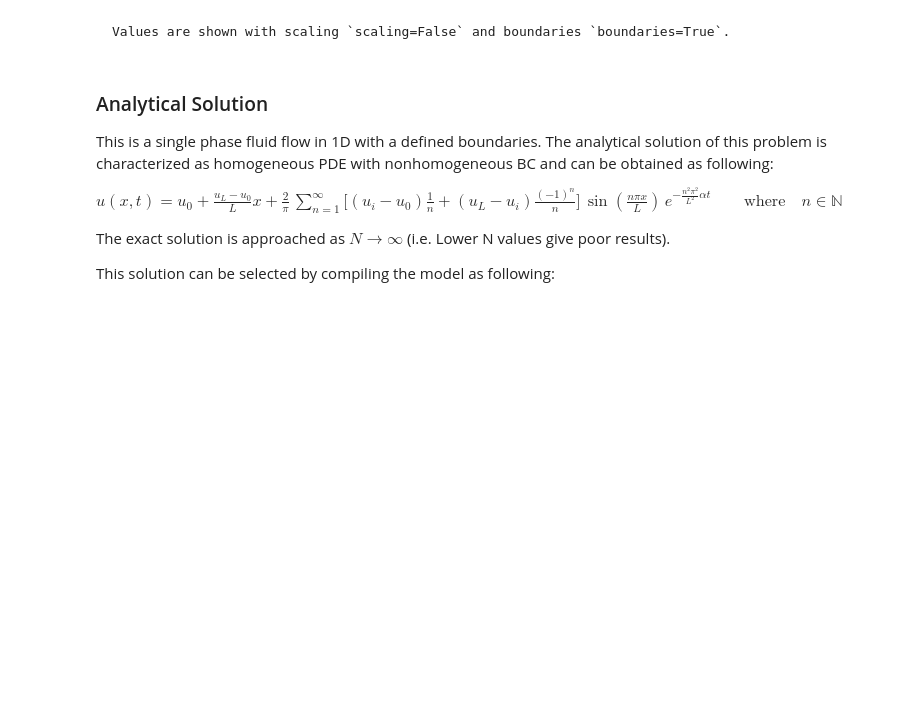
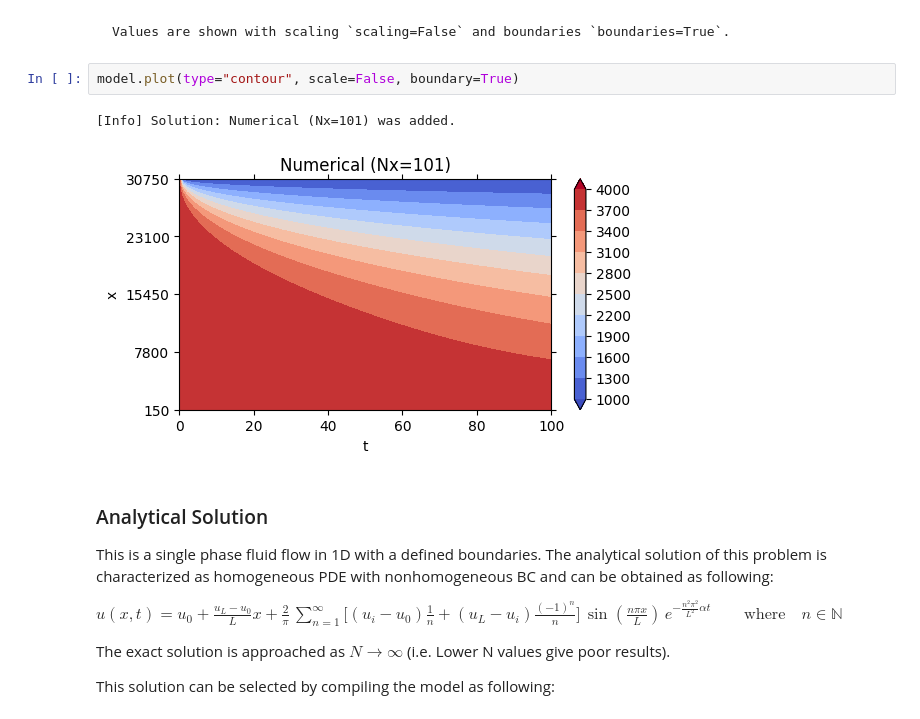
Before and after one commit to hiesabx/reservoirflow, a Jupyter notebook: docs/source/user_guide/tutorials/tutorial_different_solutions_1D1P.ipynb, the cells around one changed output. Drawn from its saved outputs; the diff is of its cells as text; blank space fills up the shorter version.

````diff
--- a/docs/source/user_guide/tutorials/tutorial_different_solutions_1D1P.ipynb
+++ b/docs/source/user_guide/tutorials/tutorial_different_solutions_1D1P.ipynb
@@ -179,6 +179,11 @@ model.plot(scale=False, boundary=True)
 ```{note}
 Values are shown with scaling `scaling=False` and boundaries `boundaries=True`.
 ```
+# %%
+model.plot(type="contour", scale=False, boundary=True)
+# %% [output]
+[Info] Solution: Numerical (Nx=101) was added.
+[figure, added]
 # %% [markdown]
 ### Analytical Solution
 
````
Also changed, not shown: parts of 18 cells of this notebook, 6 other files.
